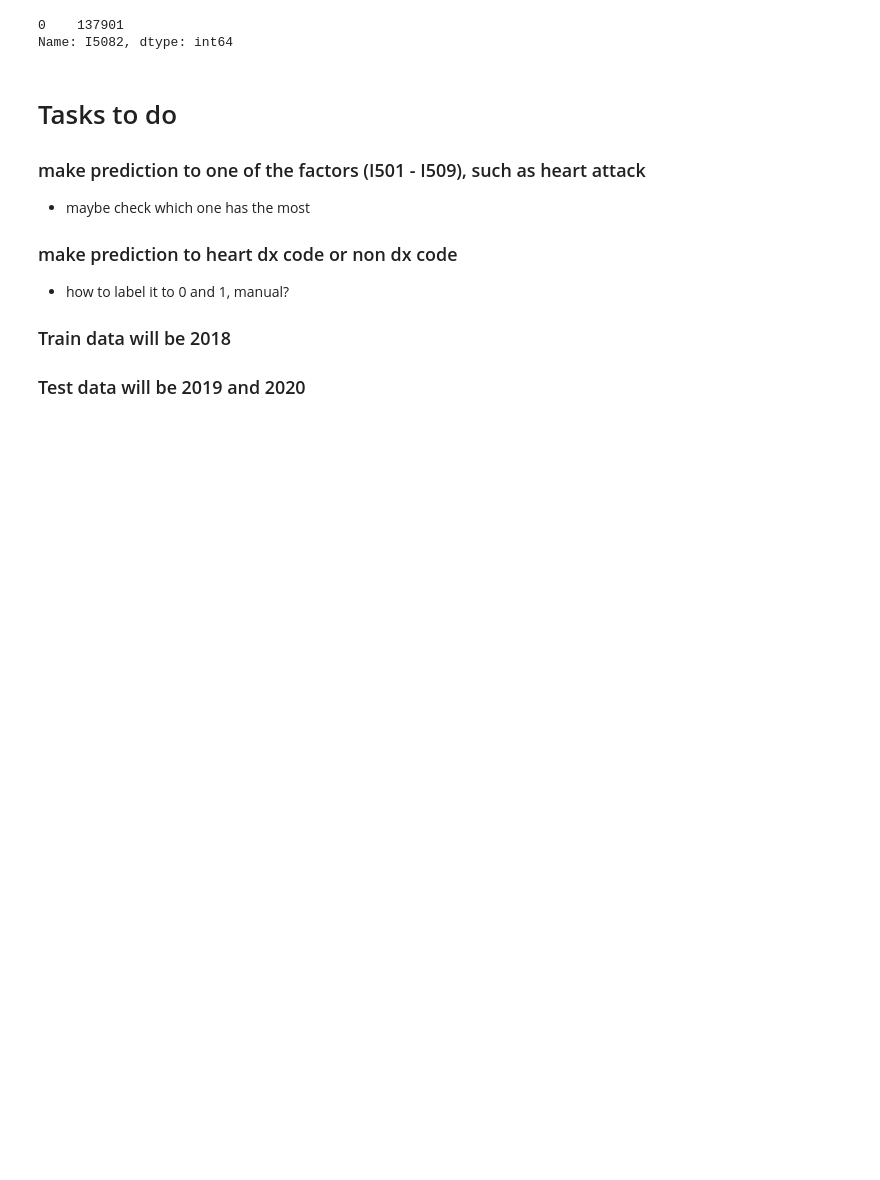
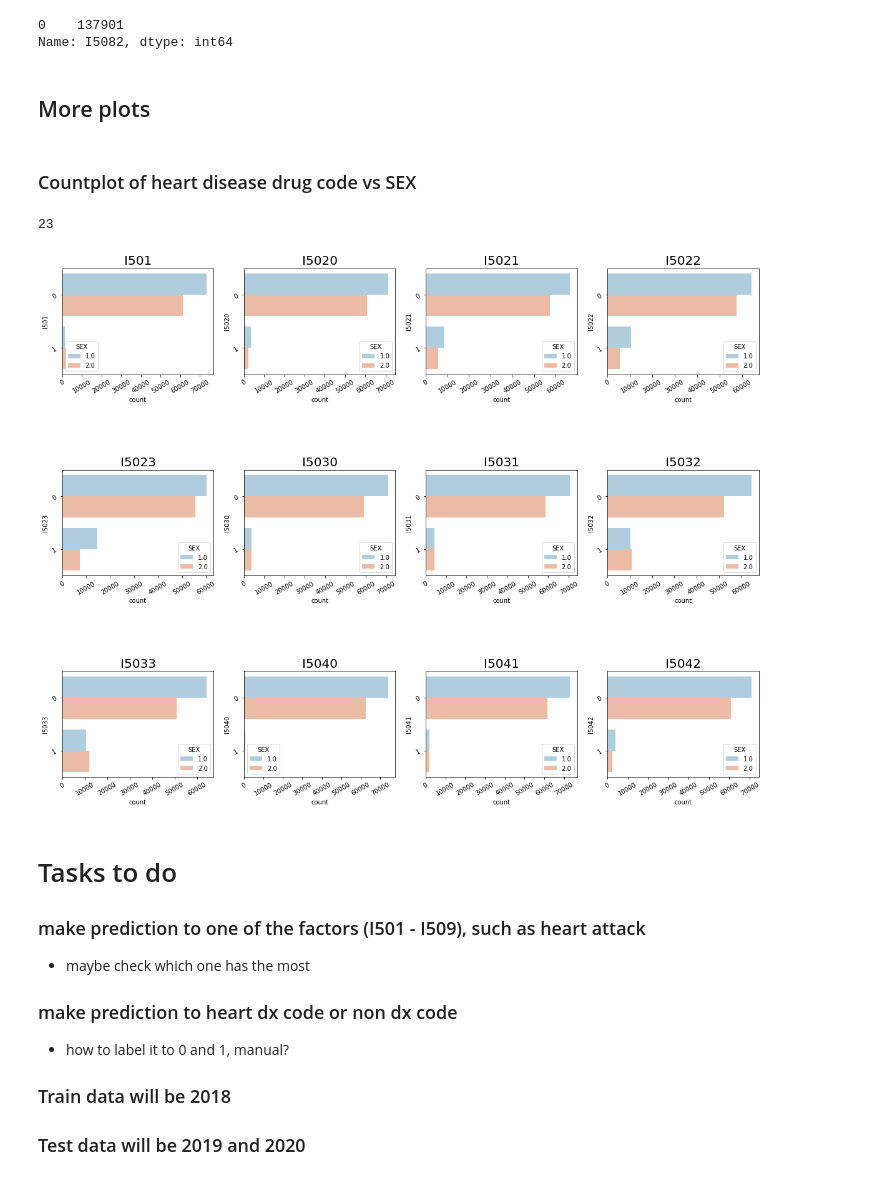
Before and after one commit to OU-DISC/FAA-Pliot-License-Renewal-Forecasting, a Jupyter notebook: filt_data.ipynb, the cells around one changed output. Cells and saved outputs as stored; diff of their text form; code cells hidden in the pictures; blank space fills up the shorter version.

```diff
--- a/filt_data.ipynb
+++ b/filt_data.ipynb
@@ -1251,6 +1242,31 @@ Name: I5082, dtype: int64
 ## Find factor level
 # c = [x for x in df_18.columns if x.startswith('dx')]
 # a = df_18[c].apply(pd.Series.value_counts).reset_index()
+# %% [markdown]
+## More plots
+# %% [markdown]
+### Countplot of heart disease drug code vs SEX
+# %%
+col = [x for x in cleaned_data.columns if x.startswith('I50')]
+# %% [output]
+23
+# %%
+fig, ax = plt.subplots(3, 4, figsize=(20, 15))
+ax = ax.ravel()
+position = 0
+
+for i in col[:12]:
+
+    order = cleaned_data[i].value_counts().index
+    sns.countplot(y=i, ax=ax[position], hue='SEX', palette='RdBu_r', order=order, data=cleaned_data)
+    ax[position].tick_params(labelrotation=30)
+    ax[position].set_title(i, fontdict={'fontsize': 20})
+    position += 1
+
+plt.subplots_adjust(hspace=0.9)
+plt.show()
+# %% [output]
+[figure, added]
 # %% [markdown]
 # Tasks to do
 ### make prediction to one of the factors (I501 - I509), such as heart attack
```
Also changed, not shown: parts of 3 cells of this notebook, 3 other files.
